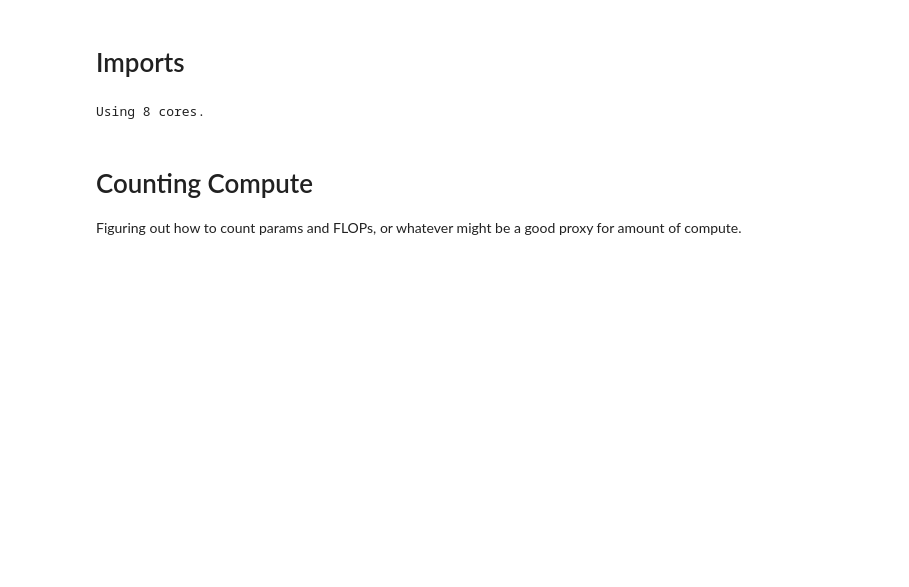
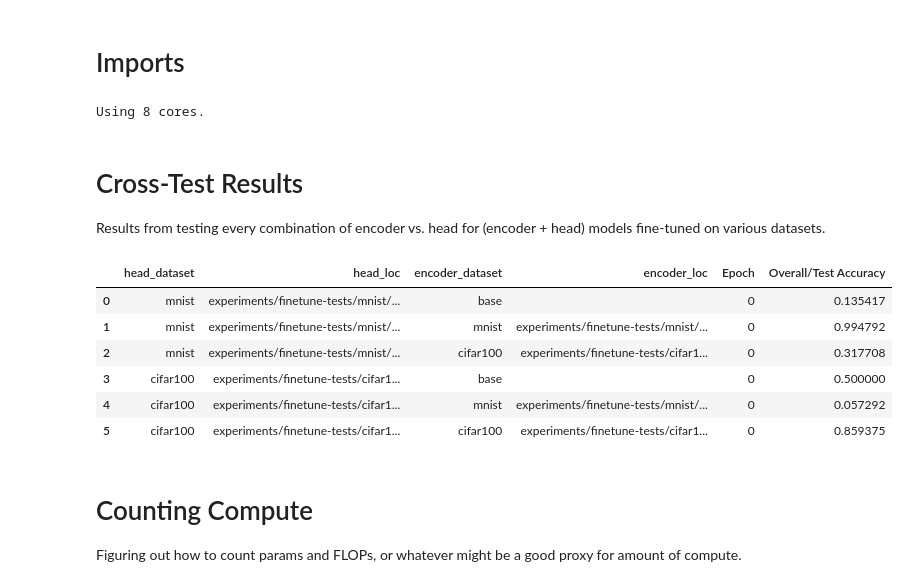
Before and after one commit to uvm-neurobotics-lab/stitching, a Jupyter notebook: src/sandbox.ipynb, the cells around one changed output. Saved outputs shown, nothing was run; the diff lists cells and outputs as text; code cells hidden in the pictures; blank space fills up the shorter version.

```diff
--- a/src/sandbox.ipynb
+++ b/src/sandbox.ipynb
@@ -37,6 +37,20 @@ if hasattr(os, "sched_getaffinity"):
 print (f"Using {NUM_CORES} cores.")
 # %% [output]
 Using 8 cores.
+# %% [markdown]
+# Cross-Test Results
+
+Results from testing every combination of encoder vs. head for (encoder + head) models fine-tuned on various datasets.
+# %%
+pd.read_pickle(Path("../cross-test-result.pkl"))
+# %% [output]
+|  | head_dataset | head_loc | encoder_dataset | encoder_loc | Epoch | Overall/Test Accuracy |
+| 0 | mnist | experiments/finetune-tests/mnist/... | base |  | 0 | 0.135417 |
+| 1 | mnist | experiments/finetune-tests/mnist/... | mnist | experiments/finetune-tests/mnist/... | 0 | 0.994792 |
+| 2 | mnist | experiments/finetune-tests/mnist/... | cifar100 | experiments/finetune-tests/cifar1... | 0 | 0.317708 |
+| 3 | cifar100 | experiments/finetune-tests/cifar1... | base |  | 0 | 0.500000 |
+| 4 | cifar100 | experiments/finetune-tests/cifar1... | mnist | experiments/finetune-tests/mnist/... | 0 | 0.057292 |
+| 5 | cifar100 | experiments/finetune-tests/cifar1... | cifar100 | experiments/finetune-tests/cifar1... | 0 | 0.859375 |
 # %% [markdown]
 # Counting Compute
 
```
Also changed, not shown: parts of 2 cells of this notebook, 6 other files.
